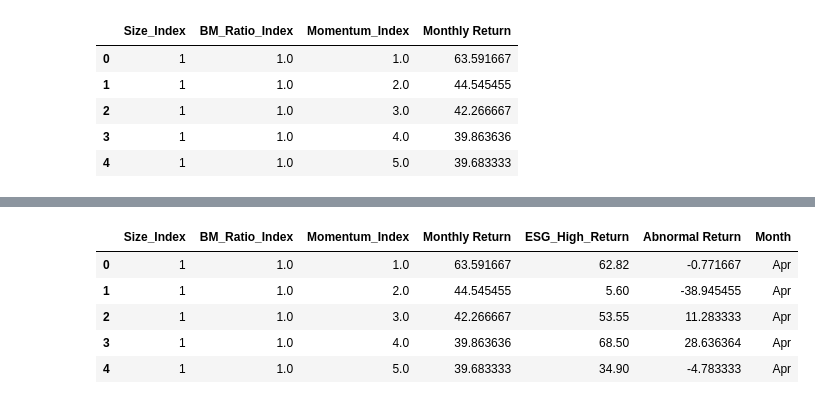
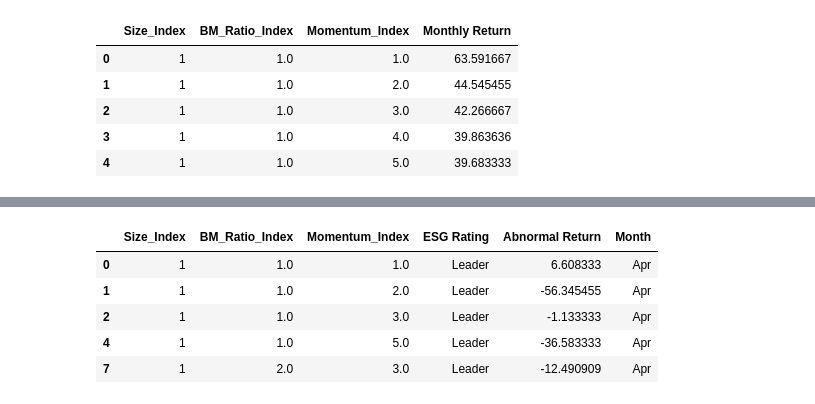
Before and after one commit to sunshineluyao/ESG_with_benchmark, a Jupyter notebook: Categorization/ESG_Categorization_Apr.ipynb, the cells around one changed output, grey strips where cells are left out. Cells and saved outputs as stored; diff of their text form; code cells hidden in the pictures.

```diff
--- a/Categorization/ESG_Categorization_Apr.ipynb
+++ b/Categorization/ESG_Categorization_Apr.ipynb
@@ -239,4 +250,6 @@ df_Apr_Overview_Benchmark.head()
 # %%
-df_Apr_Overview_Benchmark['Abnormal Return']=df_Apr_Overview_Benchmark['ESG_High_Return']-df_Apr_Overview_Benchmark['Monthly Return']
+df_Apr_Overview_Benchmark['Leader Monthly Return']= df_Apr_Overveiw_Leader_Mean['Monthly Return']
+df_Apr_Overview_Benchmark['Laggard Monthly Return']= df_Apr_Overveiw_Laggard_Mean['Monthly Return']
+df_Apr_Overview_Benchmark['Average Monthly Return']= df_Apr_Overveiw_Average_Mean['Monthly Return']
 df_Apr_Overview_Benchmark.head()
 # %% [output]
@@ -248,0 +262,5 @@ df_Apr_Overview_Benchmark.head()
+# %%
+df_Apr_Overview_Benchmark['Leader Abnormal Return']=df_Apr_Overview_Benchmark['Leader Monthly Return']-df_Apr_Overview_Benchmark['Monthly Return']
+df_Apr_Overview_Benchmark['Laggard Abnormal Return']=df_Apr_Overview_Benchmark['Laggard Monthly Return']-df_Apr_Overview_Benchmark['Monthly Return']
+df_Apr_Overview_Benchmark['Average Abnormal Return']=df_Apr_Overview_Benchmark['Average Monthly Return']-df_Apr_Overview_Benchmark['Monthly Return']
+df_Apr_Overview_Benchmark.head()
@@ -248,0 +274,5 @@ df_Apr_Overview_Benchmark.head()
+# %%
+###unpivot the table
+df_Apr_AR = df_Apr_Overview_Benchmark.melt(id_vars=['Size_Index', 'BM_Ratio_Index',	'Momentum_Index'], value_vars=['Leader Abnormal Return', 'Laggard Abnormal Return','Average Abnormal Return'],var_name='ESG Rating', value_name='Abnormal Return')
+df_Apr_AR=df_Apr_AR.dropna()
+df_Apr_AR.head()
@@ -248,0 +286,3 @@ df_Apr_Overview_Benchmark.head()
+# %%
+df_Apr_AR['ESG Rating']=df_Apr_AR['ESG Rating'].apply(lambda x:'Leader' if x=='Leader Abnormal Return' else 'Laggard' if x=='Laggard Abnormal Return' else 'Average' )
+df_Apr_AR.head()
@@ -249,13 +296,13 @@ df_Apr_Overview_Benchmark.head()
 # %%
-df_Apr_Overview_Benchmark['Month']='Apr'
-df_Apr_Overview_Benchmark.head()
+df_Apr_AR['Month']='Apr'
+df_Apr_AR.head()
 # %% [output]
-|  | Size_Index | BM_Ratio_Index | Momentum_Index | Monthly Return | ESG_High_Return | Abnormal Return | Month |
-| 0 | 1 | 1.0 | 1.0 | 63.591667 | 62.82 | -0.771667 | Apr |
-| 1 | 1 | 1.0 | 2.0 | 44.545455 | 5.60 | -38.945455 | Apr |
-| 2 | 1 | 1.0 | 3.0 | 42.266667 | 53.55 | 11.283333 | Apr |
-| 3 | 1 | 1.0 | 4.0 | 39.863636 | 68.50 | 28.636364 | Apr |
-| 4 | 1 | 1.0 | 5.0 | 39.683333 | 34.90 | -4.783333 | Apr |
+|  | Size_Index | BM_Ratio_Index | Momentum_Index | ESG Rating | Abnormal Return | Month |
+| 0 | 1 | 1.0 | 1.0 | Leader | 6.608333 | Apr |
+| 1 | 1 | 1.0 | 2.0 | Leader | -56.345455 | Apr |
+| 2 | 1 | 1.0 | 3.0 | Leader | -1.133333 | Apr |
+| 4 | 1 | 1.0 | 5.0 | Leader | -36.583333 | Apr |
+| 7 | 1 | 2.0 | 3.0 | Leader | -12.490909 | Apr |
 # %%
 import plotly.express as px
 # %%
```
Also changed, not shown: parts of 21 cells of this notebook.
